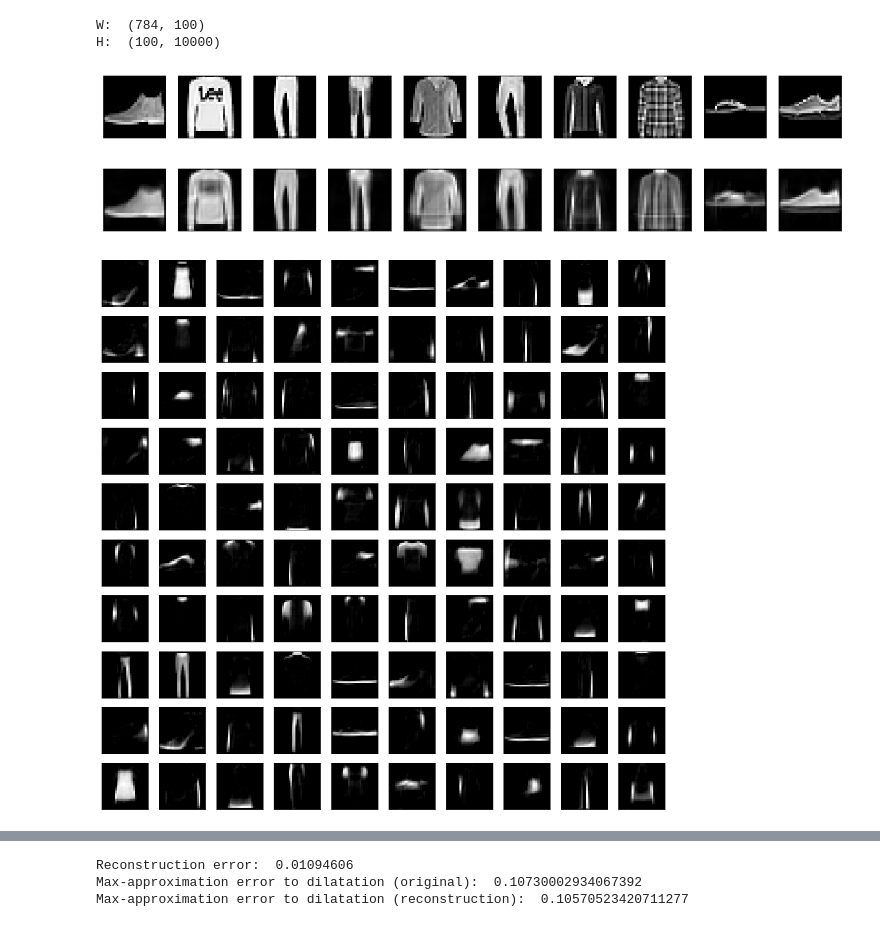
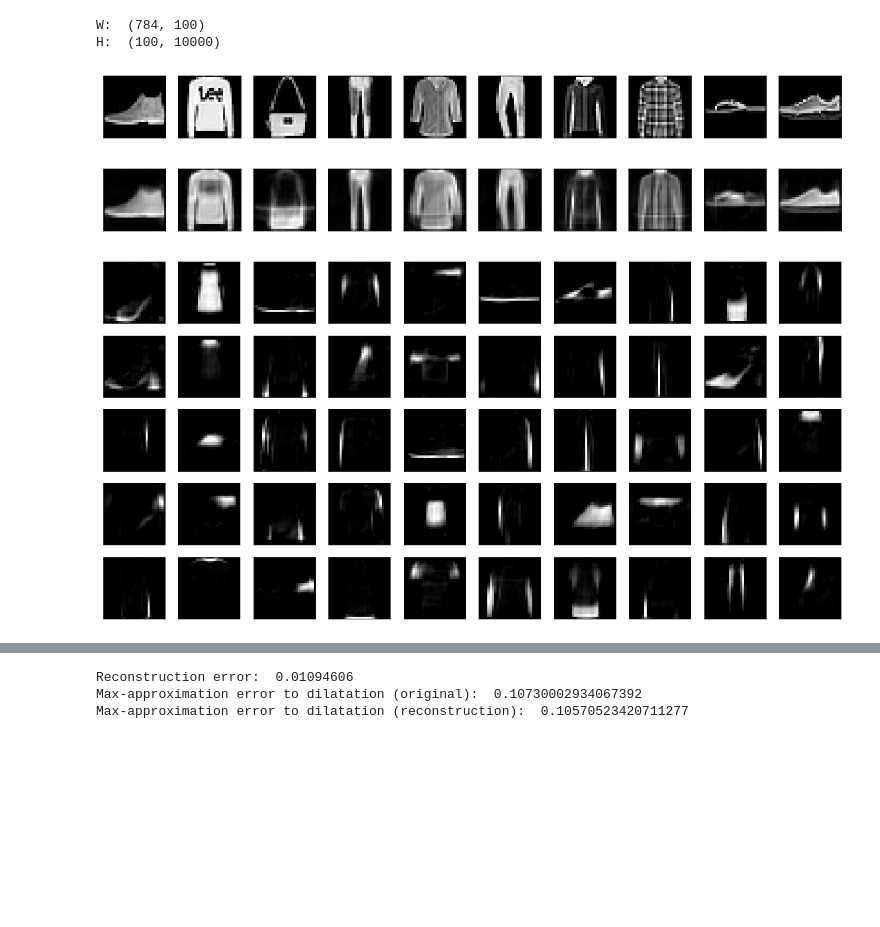
Before and after one commit to PonchonB/Mathematical_Morphologies_And_Deep_Learning, a Jupyter notebook: Notebooks/18_08_23_NMF_with_sparsity_constraints_Hoyer.ipynb, the cells around one changed output, grey strips where cells are left out. Drawn from its saved outputs; the diff is of its cells as text; code cells hidden in the pictures; blank space fills up the shorter version.

```diff
--- a/Notebooks/18_08_23_NMF_with_sparsity_constraints_Hoyer.ipynb
+++ b/Notebooks/18_08_23_NMF_with_sparsity_constraints_Hoyer.ipynb
@@ -37,10 +45,10 @@ H:  (100, 10000)
 # %%
-bastien_utils.plot_all_images(x_test[:10])
-bastien_utils.plot_all_images(x_test_rec_nmf[:10])
+bastien_utils.plot_all_images(x_small)
+bastien_utils.plot_all_images(x_small_rec_nmf)
 # %% [output]
-[figure, old version]
+[figure, new version]
-[figure, old version]
+[figure, new version]
 # %%
-bastien_utils.plot_all_images(atoms)
+bastien_utils.plot_all_images(atoms[:50])
 # %% [output]
-[figure, old version]
+[figure, new version]
```
Also changed, not shown: parts of 9 cells of this notebook, 41 other files.
